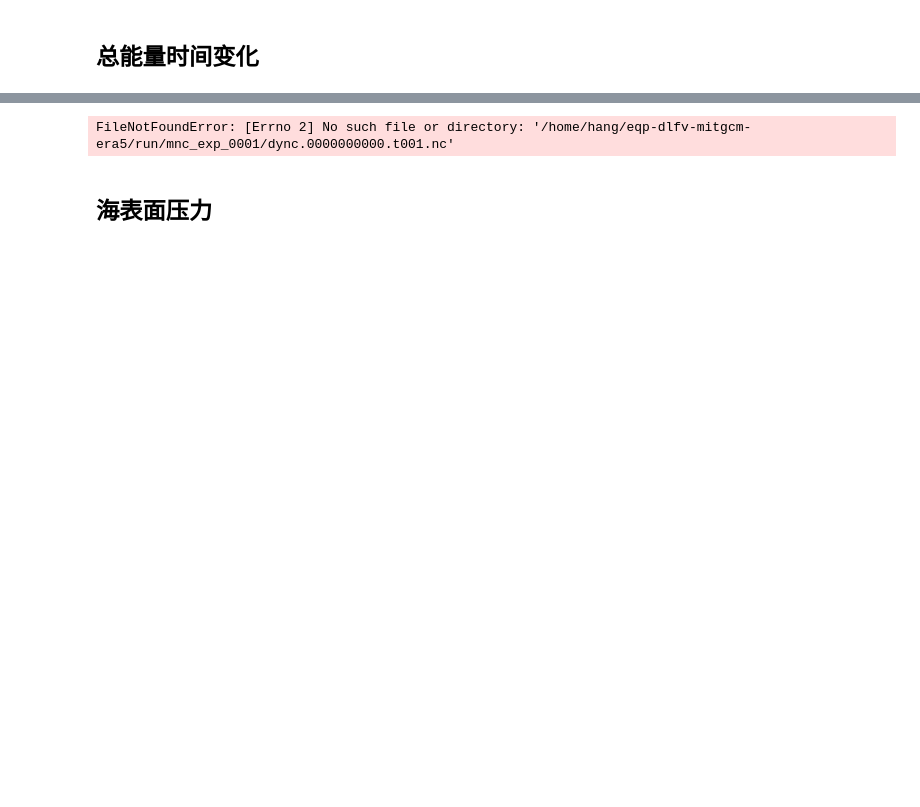
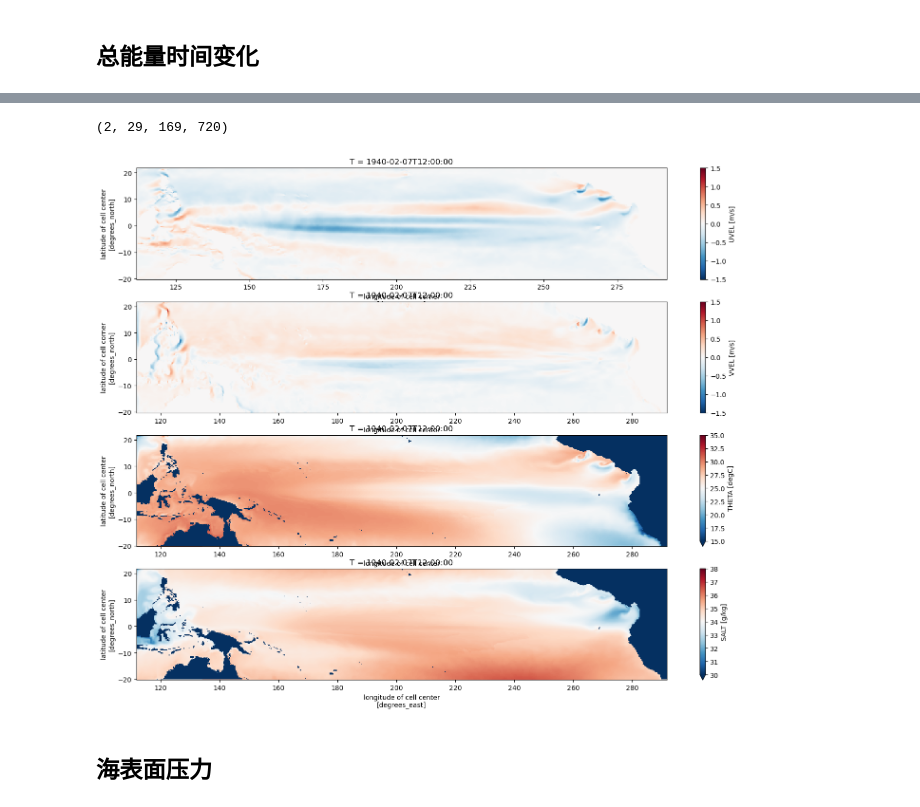
Before and after one commit to FattyZH/eqp-dlfv-mitgcm-era5, a Jupyter notebook: script/analysis.ipynb, the cells around one changed output, grey strips where cells are left out. Drawn from its saved outputs; the diff is of its cells as text; code cells hidden in the pictures; blank space fills up the shorter version.

```diff
--- a/script/analysis.ipynb
+++ b/script/analysis.ipynb
@@ -21,25 +21,26 @@ with xr.open_dataset('../run/mnc_exp_0001/stat.0000000000.t001.nc') as a:
 # %%
 import MITgcmutils as mutils
 import numpy as np
 import xarray as xr
 import matplotlib.pyplot as plt
-a = xr.load_dataset('../run/mnc_exp_0001/dync.0000000000.t001.nc')
+a = xr.load_dataset('../run/dync.nc')
 # display(a)
 # id = a.indexes['T'].get_loc('1940-03-01 00:00:00')
 id = -1
 plt.figure(figsize=(18,14))
 plt.subplot(4,1,1)
 a['UVEL'][id,0].plot(cmap='RdBu_r',vmin=-1.5, vmax=1.5)
 plt.subplot(4,1,2)
 a['VVEL'][id,0].plot(cmap='RdBu_r',vmin=-1.5, vmax=1.5)
 print(a['VVEL'].shape)
 plt.subplot(4,1,3)
 a['THETA'][id,0].plot(cmap='RdBu_r',vmin=15, vmax=35)
 plt.subplot(4,1,4)
 a['SALT'][id,0].plot(cmap='RdBu_r',vmin=30, vmax=38)
 plt.show()
 # %% [output]
-FileNotFoundError: [Errno 2] No such file or directory: '/home/hang/eqp-dlfv-mitgcm-era5/run/mnc_exp_0001/dync.0000000000.t001.nc'
+(2, 29, 169, 720)
+[figure, added]
 # %% [markdown]
 ## 海表面压力
 # %%
```
Also changed, not shown: parts of 4 cells of this notebook, 3 other files.
